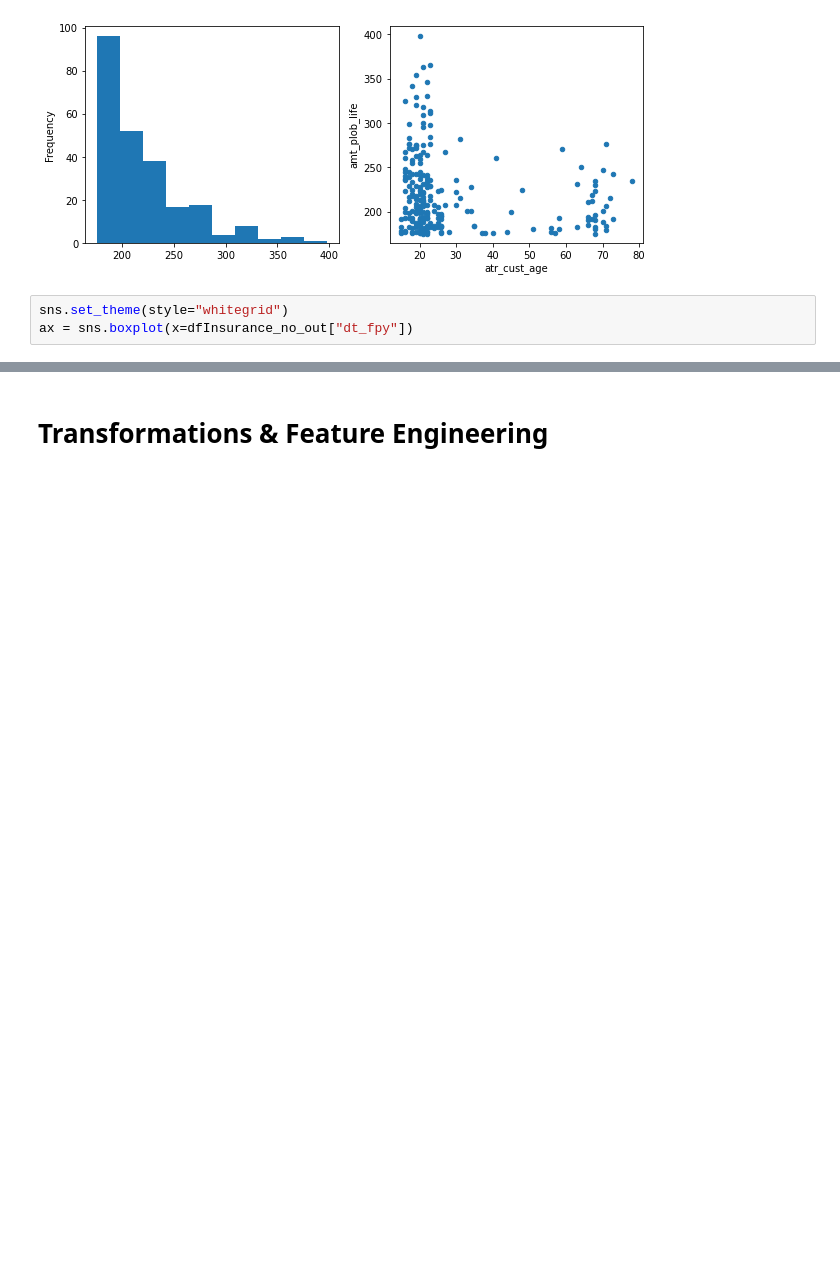
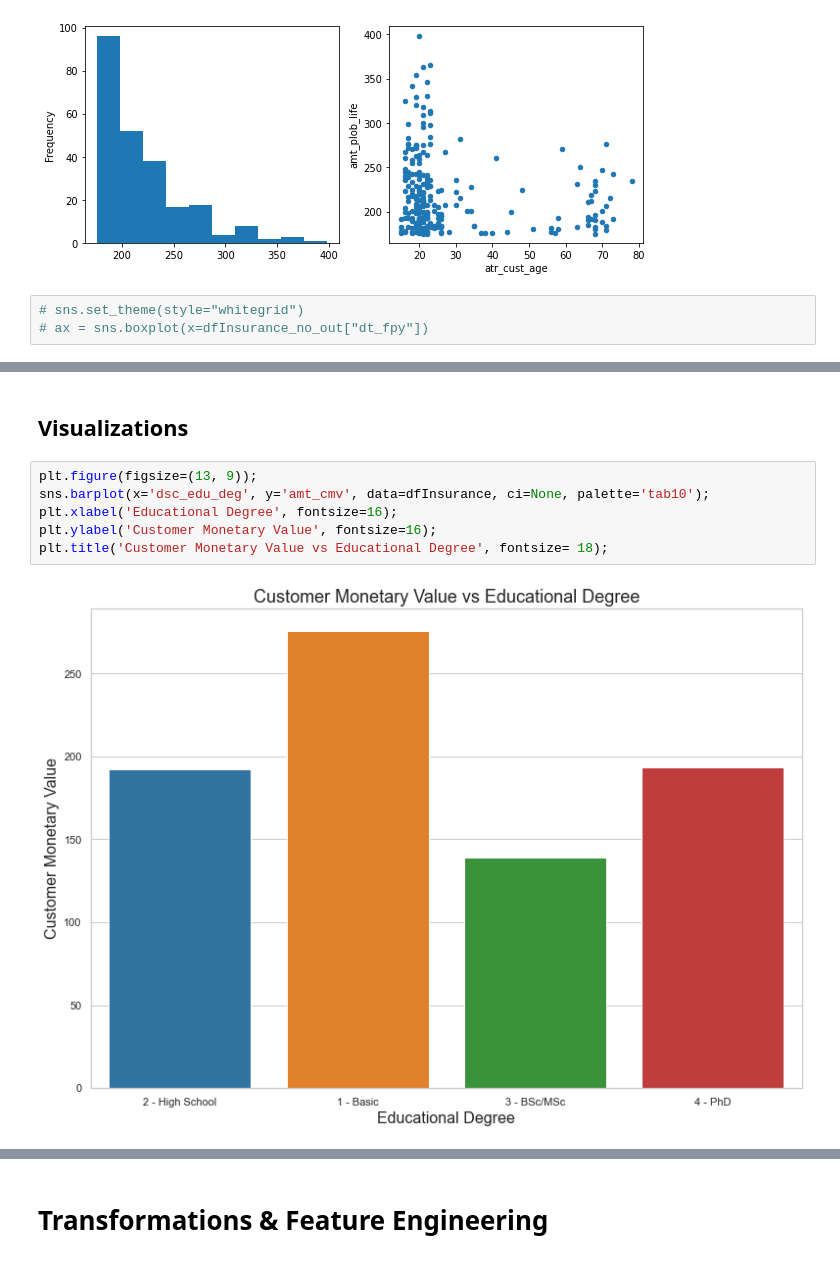
Before and after one commit to Portugapt/Closer-Challenge, a Jupyter notebook: notebook/EDA.ipynb, the cells around one changed output, grey strips where cells are left out. Drawn from its saved outputs; the diff is of its cells as text; blank space fills up the shorter version.

Commit message:
add visualizations to the main notebook (EDA)

```diff
--- a/notebook/EDA.ipynb
+++ b/notebook/EDA.ipynb
@@ -463,5 +467,5 @@ dfInsurance.loc[dfInsurance['outlier_candidate'] == 'amt_plob_life'].plot(kind="
 <AxesSubplot:xlabel='atr_cust_age', ylabel='amt_plob_life'>
 [figure]
 # %%
-sns.set_theme(style="whitegrid")
-ax = sns.boxplot(x=dfInsurance_no_out["dt_fpy"])
+# sns.set_theme(style="whitegrid")
+# ax = sns.boxplot(x=dfInsurance_no_out["dt_fpy"])
@@ -561,0 +536,10 @@ dfInsurance.shape
+# %% [markdown]
+## Visualizations
+# %%
+plt.figure(figsize=(13, 9));
+sns.barplot(x='dsc_edu_deg', y='amt_cmv', data=dfInsurance, ci=None, palette='tab10');
+plt.xlabel('Educational Degree', fontsize=16);
+plt.ylabel('Customer Monetary Value', fontsize=16);
+plt.title('Customer Monetary Value vs Educational Degree', fontsize= 18);
+# %% [output]
+[figure, added]
```
Also changed, not shown: parts of 22 cells of this notebook.
